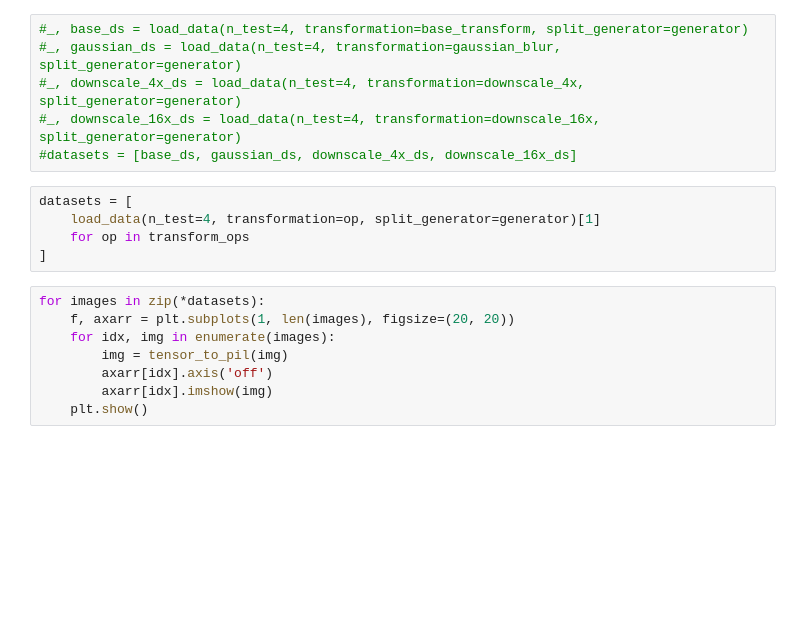
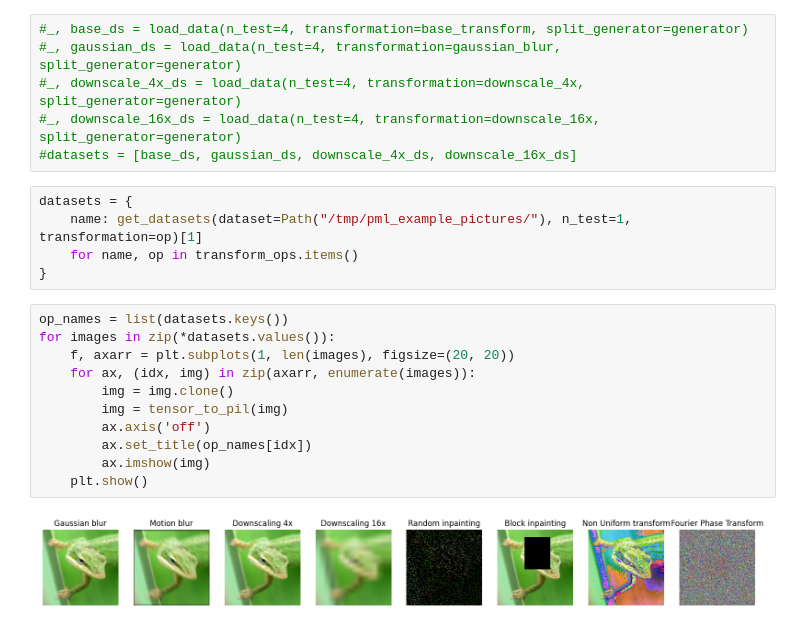
Before and after one commit to dadope/PML, a Jupyter notebook: playground.ipynb, the cells around one changed output. Saved outputs shown, nothing was run; the diff lists cells and outputs as text; blank space fills up the shorter version.

```diff
--- a/playground.ipynb
+++ b/playground.ipynb
@@ -12,15 +13,20 @@ generator = torch.Generator().manual_seed(0)
 #_, downscale_16x_ds = load_data(n_test=4, transformation=downscale_16x, split_generator=generator)
 #datasets = [base_ds, gaussian_ds, downscale_4x_ds, downscale_16x_ds]
 # %%
-datasets = [
-    load_data(n_test=4, transformation=op, split_generator=generator)[1]
-    for op in transform_ops
-]
+datasets = {
+    name: get_datasets(dataset=Path("/tmp/pml_example_pictures/"), n_test=1, transformation=op)[1]
+    for name, op in transform_ops.items()
+}
-# %%
-for images in zip(*datasets):
-    f, axarr = plt.subplots(1, len(images), figsize=(20, 20))
-    for idx, img in enumerate(images):
-        img = tensor_to_pil(img)
-        axarr[idx].axis('off')
-        axarr[idx].imshow(img)
-    plt.show()
+# %%
+op_names = list(datasets.keys())
+for images in zip(*datasets.values()):
+    f, axarr = plt.subplots(1, len(images), figsize=(20, 20))
+    for ax, (idx, img) in zip(axarr, enumerate(images)):
+        img = img.clone()
+        img = tensor_to_pil(img)
+        ax.axis('off')
+        ax.set_title(op_names[idx])
+        ax.imshow(img)
+    plt.show()
+# %% [output]
+[figure, added]
```
Also changed, not shown: parts of 2 cells of this notebook, 7 other files.
